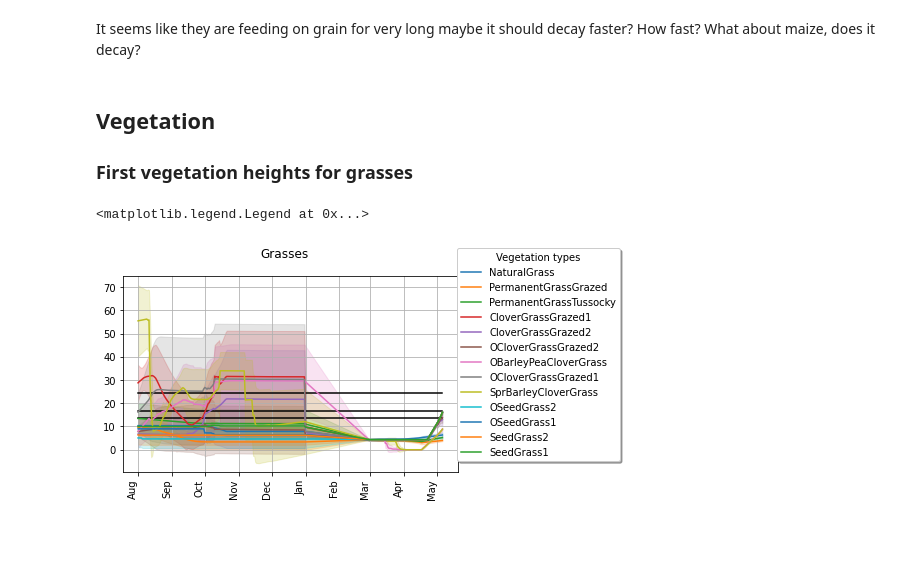
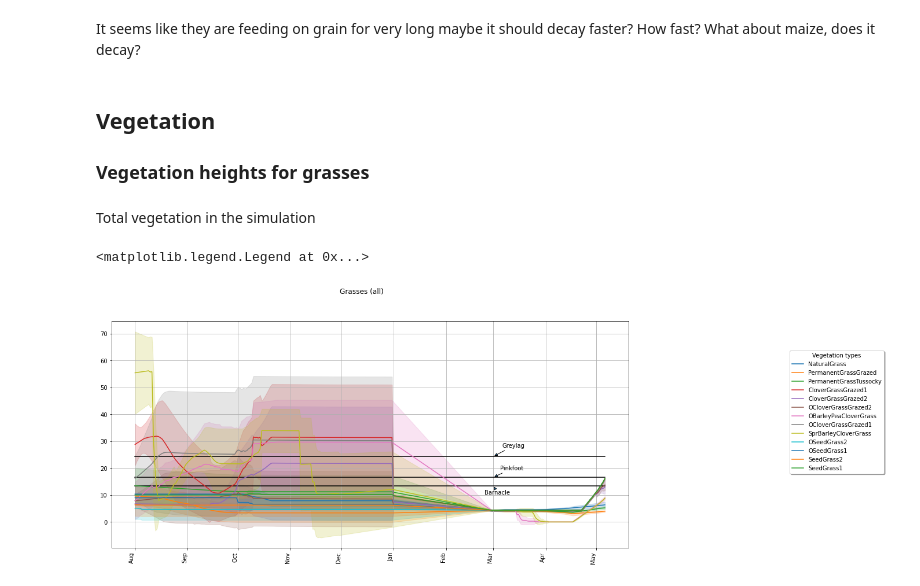
Before and after one commit to andrey-chu/almass_python_testing_mirror, a Jupyter notebook: Goose_test_notebook.ipynb, the cells around one changed output. Drawn from its saved outputs; the diff is of its cells as text; code cells hidden in the pictures; blank space fills up the shorter version.

```diff
--- a/Goose_test_notebook.ipynb
+++ b/Goose_test_notebook.ipynb
@@ -401,7 +405,7 @@ for i in range(3):
 It seems like they are feeding on grain for very long maybe it should decay faster? How fast? What about maize, does it decay?
 # %% [markdown]
 ## Vegetation
-### First vegetation heights for grasses
+### Vegetation heights for grasses
 # %%
 #### vegetation heights graphs
 barnacle_max = 13.4626
@@ -419,28 +431,33 @@ grass_1['veg_down']=grass_1['veg_mean']-grass_1['veg_std']
+# %% [markdown]
+Total vegetation in the simulation
 # %%
-fig5, ax5 = plt.subplots()
+fig5, ax5 = plt.subplots(figsize=mpl.figure.figaspect(0.5)*2)
 
 months = mdates.MonthLocator()
 myFmt = mdates.DateFormatter('%b')
 # plt.sca()
 fig5.autofmt_xdate(rotation='vertical')
 ax5.xaxis.set_major_formatter(myFmt)
 
 ax5.grid()
 p1=[None]*len(grass_types)
 
 ax5.xaxis.set_minor_locator(months)
 ax5.xaxis_date()
 p=[None]*len(grass_types)
 ax5.plot(grass_1.loc[(grass_types[1],)].index,barnacle_max*np.ones(len(grass_1.loc[(grass_types[1],)].index)), color='black')
 ax5.plot(grass_1.loc[(grass_types[1],)].index,pinkfoot_max*np.ones(len(grass_1.loc[(grass_types[1],)].index)), color='black')
 ax5.plot(grass_1.loc[(grass_types[1],)].index,greylag_max*np.ones(len(grass_1.loc[(grass_types[1],)].index)), color='black')
+ax5.annotate('Barnacle', (mdates.date2num(dt.datetime(2011, 3, 1)), barnacle_max), xytext=(-15, -15), textcoords='offset points', arrowprops=dict(arrowstyle='-|>'))
+ax5.annotate('Pinkfoot', (mdates.date2num(dt.datetime(2011, 3, 1)), pinkfoot_max), xytext=(12, 12), textcoords='offset points', arrowprops=dict(arrowstyle='-|>'))
+ax5.annotate('Greylag', (mdates.date2num(dt.datetime(2011, 3, 1)), greylag_max), xytext=(15, 15), textcoords='offset points', arrowprops=dict(arrowstyle='-|>'))
 for i in range(len(grass_types)):
 
     p[i],=ax5.plot(grass_1.loc[(grass_types[i],)].index, grass_1.loc[(grass_types[i],)]['veg_mean'])
     p1[i]=ax5.fill_between(grass_1.loc[(grass_types[i],)].index, grass_1.loc[(grass_types[i],)]['veg_up'], grass_1.loc[(grass_types[i],)]['veg_down'],alpha=0.2,color=p[i]._color)
     #
-fig5.suptitle('Grasses')
+fig5.suptitle('Grasses (all)')
 ax5.legend(handles=p, labels=grass_types, fancybox=True, shadow=True, title='Vegetation types', loc='center right',bbox_to_anchor=(1.5, 0.60))
 # %% [output]
 <matplotlib.legend.Legend at 0x...>
-[figure, old version]
+[figure, new version]
```
Also changed, not shown: parts of 13 cells of this notebook, 1 other file.
